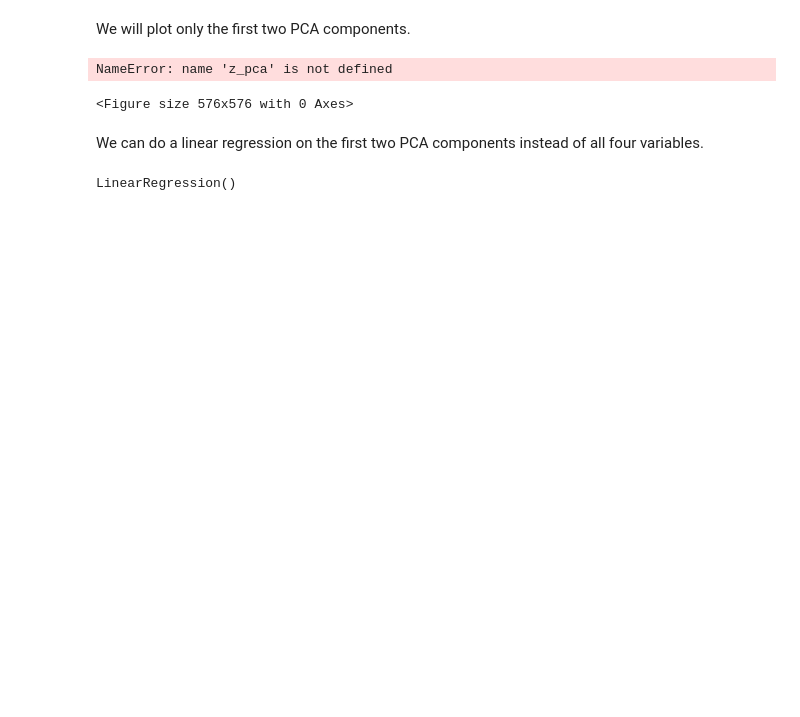
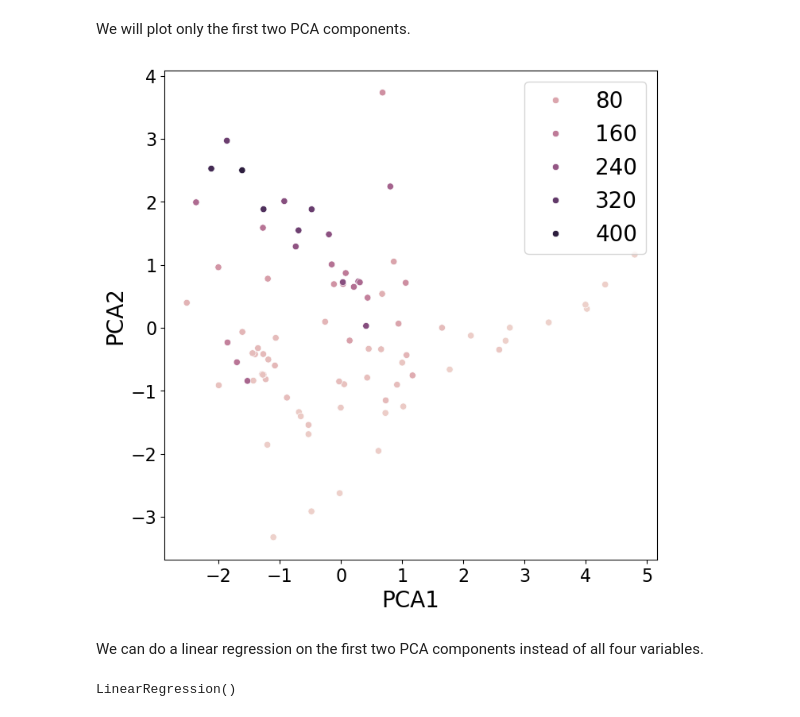
Before and after one commit to materialsvirtuallab/nano281, a Jupyter notebook: lectures/notebooks/Lecture 05 - Unsupervised learning.ipynb, the cells around one changed output. Saved outputs shown, nothing was run; the diff lists cells and outputs as text; code cells hidden in the pictures; blank space fills up the shorter version.

```diff
--- a/lectures/notebooks/Lecture 05 - Unsupervised learning.ipynb
+++ b/lectures/notebooks/Lecture 05 - Unsupervised learning.ipynb
@@ -86,13 +80,12 @@ print(pca.explained_variance_)
 We will plot only the first two PCA components.
 # %%
 plt.figure(figsize=(8, 8))
-sns.scatterplot(z_pca[:, 0], z_pca[:, 1], hue=y)
+sns.scatterplot(x=z_pca[:, 0], y=z_pca[:, 1], hue=y)
 plt.legend(loc="best")
 plt.xlabel("PCA1")
 plt.ylabel("PCA2");
 # %% [output]
-NameError: name 'z_pca' is not defined
-<Figure size 576x576 with 0 Axes>
+[figure, added]
 # %% [markdown]
 We can do a linear regression on the first two PCA components instead of all four variables.
 # %%
```
Also changed, not shown: parts of 9 cells of this notebook, 9 other files.
